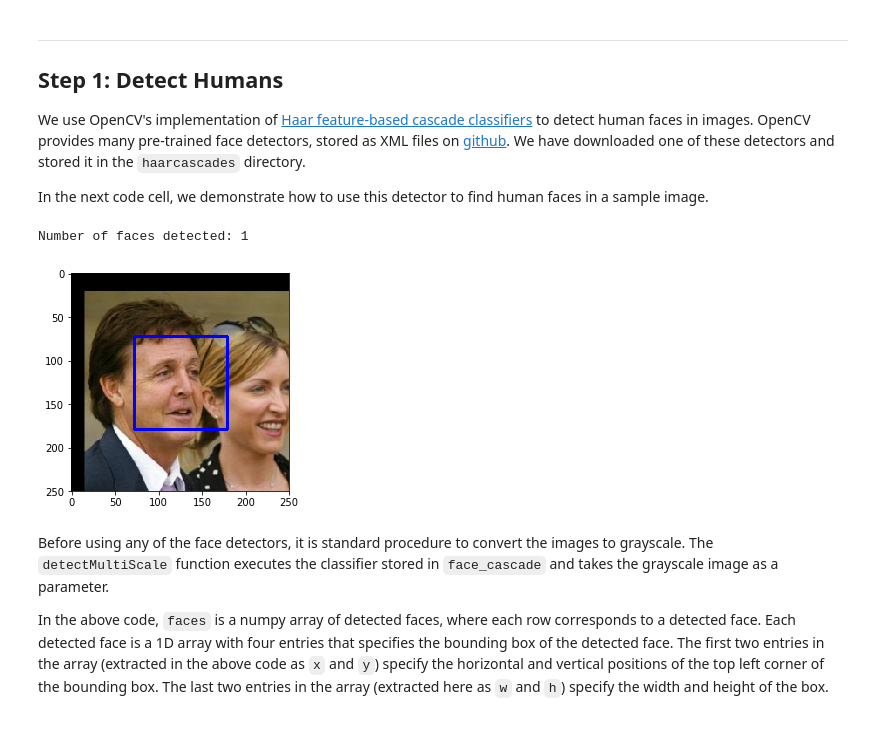
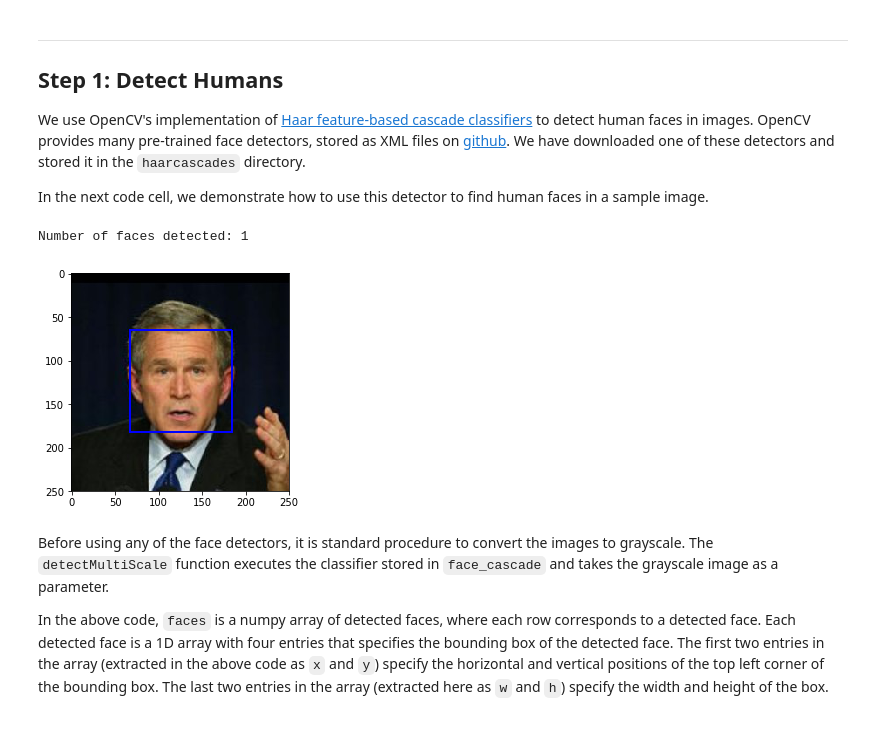
Before and after one commit to krismatson/dog-project, a Jupyter notebook: dog_app.ipynb, the cells around one changed output. Drawn from its saved outputs; the diff is of its cells as text; code cells hidden in the pictures.

```diff
--- a/dog_app.ipynb
+++ b/dog_app.ipynb
@@ -153,35 +153,35 @@ In the next code cell, we demonstrate how to use this detector to find human fac
 import cv2
 import matplotlib.pyplot as plt
 %matplotlib inline
 
 # extract pre-trained face detector
 face_cascade = cv2.CascadeClassifier('haarcascades/haarcascade_frontalface_alt.xml')
 
 # load color (BGR) image
-img = cv2.imread(human_files[16])
+img = cv2.imread(human_files[444])
 # convert BGR image to grayscale
 gray = cv2.cvtColor(img, cv2.COLOR_BGR2GRAY)
 
 # find faces in image
 faces = face_cascade.detectMultiScale(gray)
 
 # print number of faces detected in the image
 print('Number of faces detected:', len(faces))
 
 # get bounding box for each detected face
 for (x,y,w,h) in faces:
     # add bounding box to color image
     cv2.rectangle(img,(x,y),(x+w,y+h),(255,0,0),2)
 
 # convert BGR image to RGB for plotting
 cv_rgb = cv2.cvtColor(img, cv2.COLOR_BGR2RGB)
 
 # display the image, along with bounding box
 plt.imshow(cv_rgb)
 plt.show()
 # %% [output]
 Number of faces detected: 1
-[figure, old version]
+[figure, new version]
 # %% [markdown]
 Before using any of the face detectors, it is standard procedure to convert the images to grayscale.  The `detectMultiScale` function executes the classifier stored in `face_cascade` and takes the grayscale image as a parameter.
 
```
Also changed, not shown: parts of 19 cells of this notebook.
